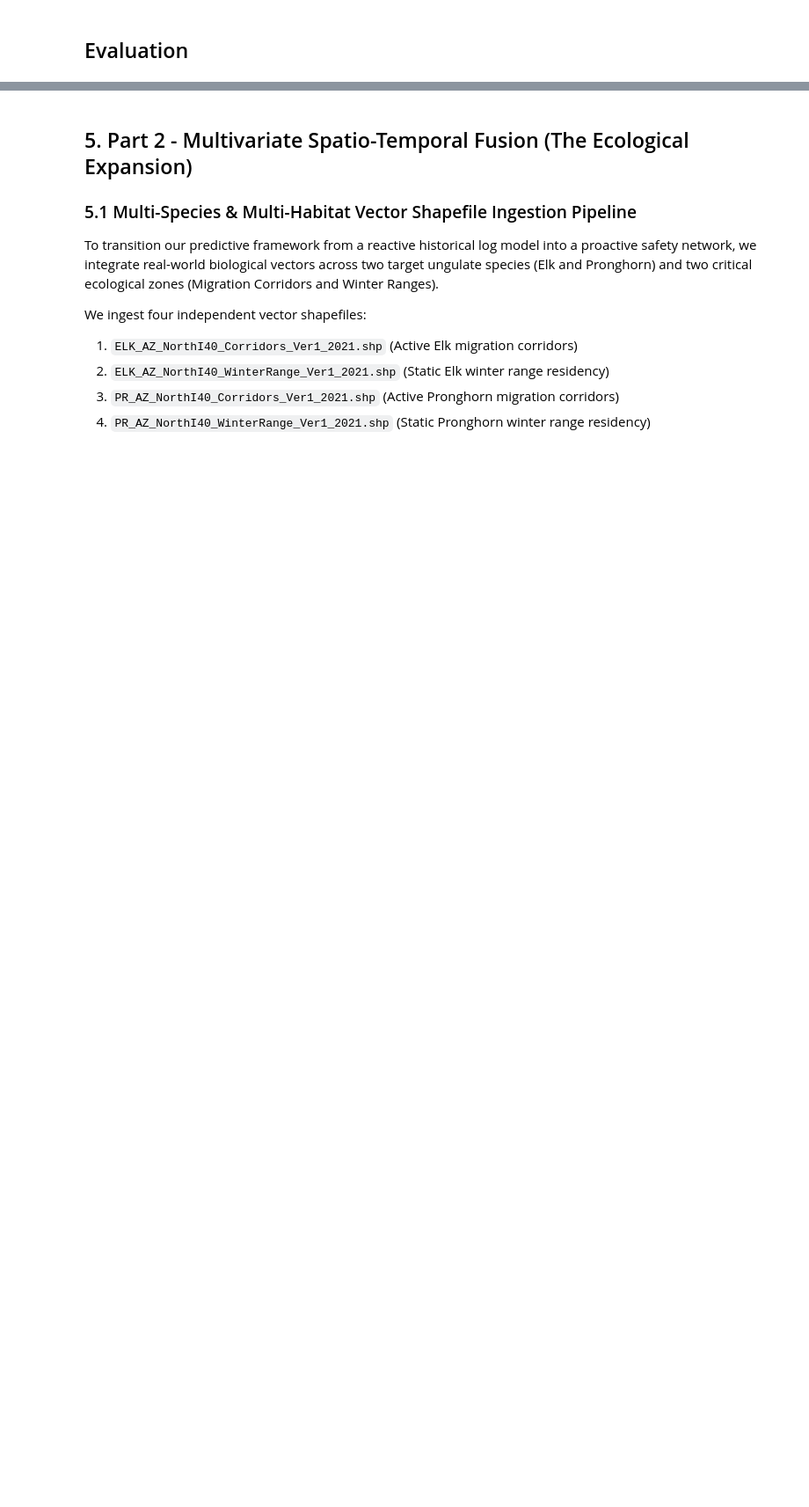
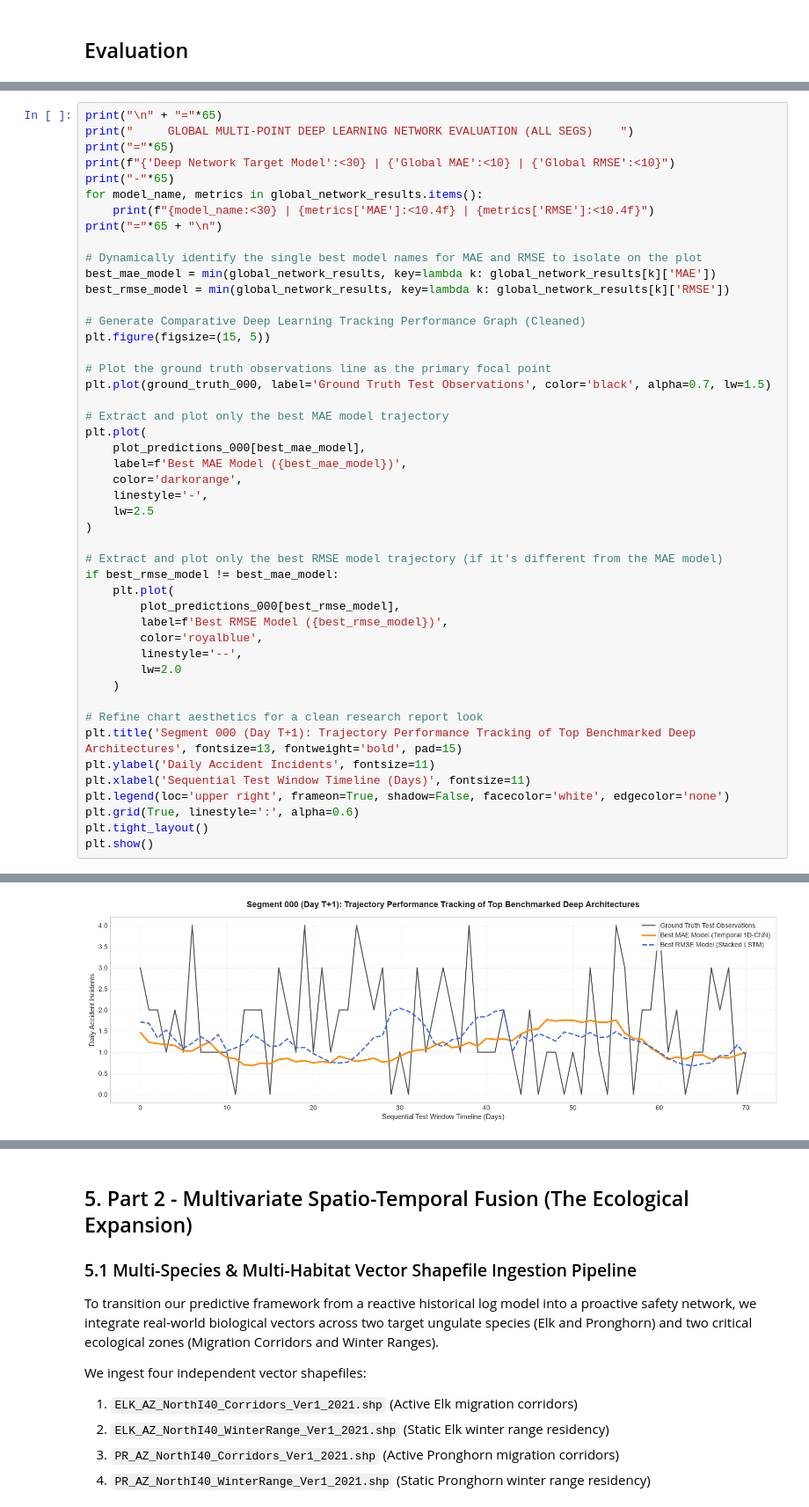
Before and after one commit to Gil-gil-glitch/Spatio-Temporal-Forecasting-of-Wildlife-Vehicle-Collisions, a Jupyter notebook: timeseries/final_project.ipynb, the cells around one changed output, grey strips where cells are left out. Shown at 88% size. Saved outputs shown, nothing was run; the diff lists cells and outputs as text; blank space fills up the shorter version.

```diff
--- a/timeseries/final_project.ipynb
+++ b/timeseries/final_project.ipynb
@@ -818,0 +856,48 @@ Simple RNN Network             | 0.1172     | 0.2174
+# %%
+print("\n" + "="*65)
+print("     GLOBAL MULTI-POINT DEEP LEARNING NETWORK EVALUATION (ALL SEGS)    ")
+print("="*65)
+print(f"{'Deep Network Target Model':<30} | {'Global MAE':<10} | {'Global RMSE':<10}")
+print("-"*65)
+for model_name, metrics in global_network_results.items():
+    print(f"{model_name:<30} | {metrics['MAE']:<10.4f} | {metrics['RMSE']:<10.4f}")
+print("="*65 + "\n")
+
+# Dynamically identify the single best model names for MAE and RMSE to isolate on the plot
+best_mae_model = min(global_network_results, key=lambda k: global_network_results[k]['MAE'])
+best_rmse_model = min(global_network_results, key=lambda k: global_network_results[k]['RMSE'])
+
+# Generate Comparative Deep Learning Tracking Performance Graph (Cleaned)
+plt.figure(figsize=(15, 5))
+
+# Plot the ground truth observations line as the primary focal point
+plt.plot(ground_truth_000, label='Ground Truth Test Observations', color='black', alpha=0.7, lw=1.5)
+
+# Extract and plot only the best MAE model trajectory
+plt.plot(
+    plot_predictions_000[best_mae_model],
+    label=f'Best MAE Model ({best_mae_model})',
+    color='darkorange',
+    linestyle='-',
+    lw=2.5
+)
+
+# Extract and plot only the best RMSE model trajectory (if it's different from the MAE model)
+if best_rmse_model != best_mae_model:
+    plt.plot(
+        plot_predictions_000[best_rmse_model],
+        label=f'Best RMSE Model ({best_rmse_model})',
+        color='royalblue',
+        linestyle='--',
+        lw=2.0
+    )
+
+# Refine chart aesthetics for a clean research report look
+plt.title('Segment 000 (Day T+1): Trajectory Performance Tracking of Top Benchmarked Deep Architectures', fontsize=13, fontweight='bold', pad=15)
+plt.ylabel('Daily Accident Incidents', fontsize=11)
+plt.xlabel('Sequential Test Window Timeline (Days)', fontsize=11)
+plt.legend(loc='upper right', frameon=True, shadow=False, facecolor='white', edgecolor='none')
+plt.grid(True, linestyle=':', alpha=0.6)
+plt.tight_layout()
+plt.show()
+# %% [output]
@@ -819,2 +916,3 @@ Simple RNN Network             | 0.1172     | 0.2174
+[figure, added]
 # %% [markdown]
 #### Structural Architecture Reflection:
```
Also changed, not shown: parts of 6 cells of this notebook, 1 other file.
